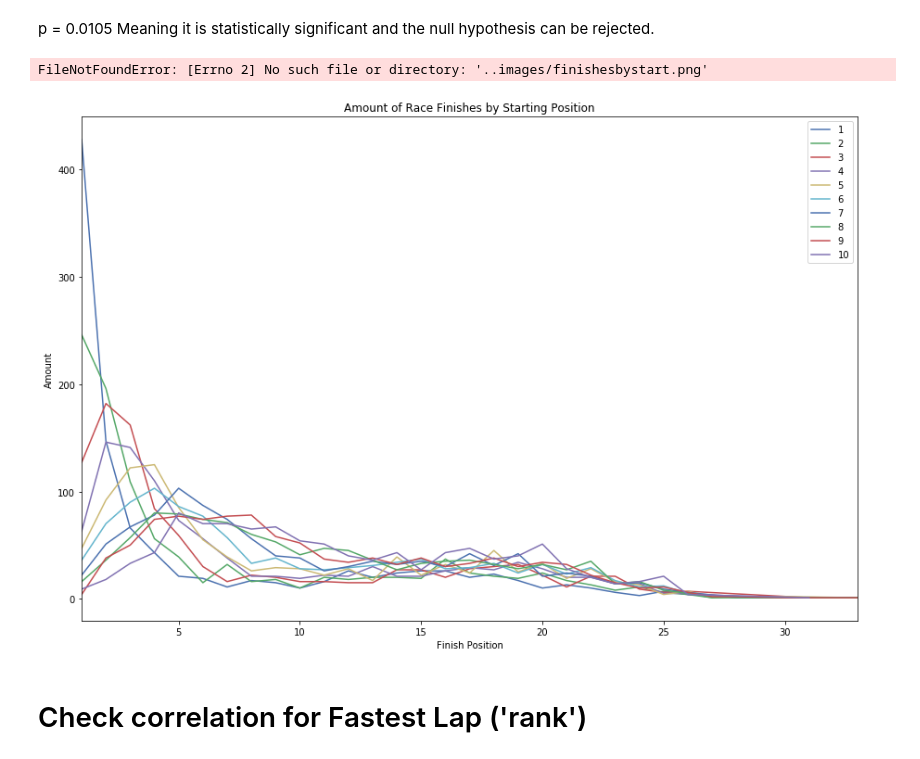
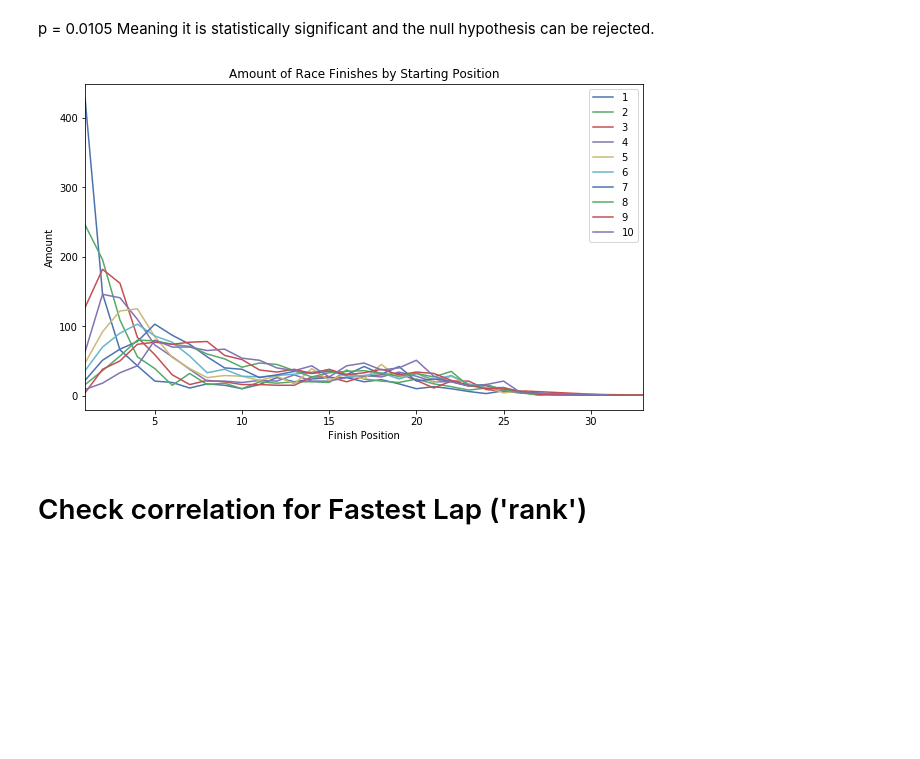
Before and after one commit to cvqnguyen/formula_1_exploration, a Jupyter notebook: notebooks/exploratory_notebook.ipynb, the cells around one changed output. Saved outputs shown, nothing was run; the diff lists cells and outputs as text; code cells hidden in the pictures; blank space fills up the shorter version.

```diff
--- a/notebooks/exploratory_notebook.ipynb
+++ b/notebooks/exploratory_notebook.ipynb
@@ -343,35 +342,34 @@ grid_9 = grid_9['positionOrder'].value_counts().sort_index()
 grid_10 = df_not_top[mask_10]
 grid_10 = grid_10['positionOrder'].value_counts().sort_index()
 # %%
-fig, ax = plt.subplots(figsize=(15,10))
+fig, ax = plt.subplots(figsize=(10,6))
 
 finish_count.plot(label= '1')
 grid_2.plot(label= '2')
 grid_3.plot(label= '3')
 grid_4.plot(label= '4')
 grid_5.plot(label= '5')
 grid_6.plot(label= '6')
 grid_7.plot(label= '7')
 grid_8.plot(label= '8')
 grid_9.plot(label= '9')
 grid_10.plot(label= '10');
 plt.title('Amount of Race Finishes by Starting Position')
 plt.xlabel('Finish Position')
 plt.ylabel('Amount')
 ax.legend()
 
 #waterfall
 #pearson
 #spearman **
 #p-value
 #take out a random sample of race results, do spearman correlation test, return p-value,
 #then take spearman of entire population, take a sample of a small size, bigger size
 #investigation of the test
 #confidence interval for sample correlation
-plt.savefig('..images/finishesbystart.png')
+plt.savefig('../images/finishesbystart.png')
 # %% [output]
-FileNotFoundError: [Errno 2] No such file or directory: '..images/finishesbystart.png'
-[figure, old version]
+[figure, new version]
 # %%
 plt.figure(figsize=(25,8))
 sns.violinplot(x="grid", y="positionOrder", data=df_results);
```
Also changed, not shown: parts of 2 cells of this notebook.
